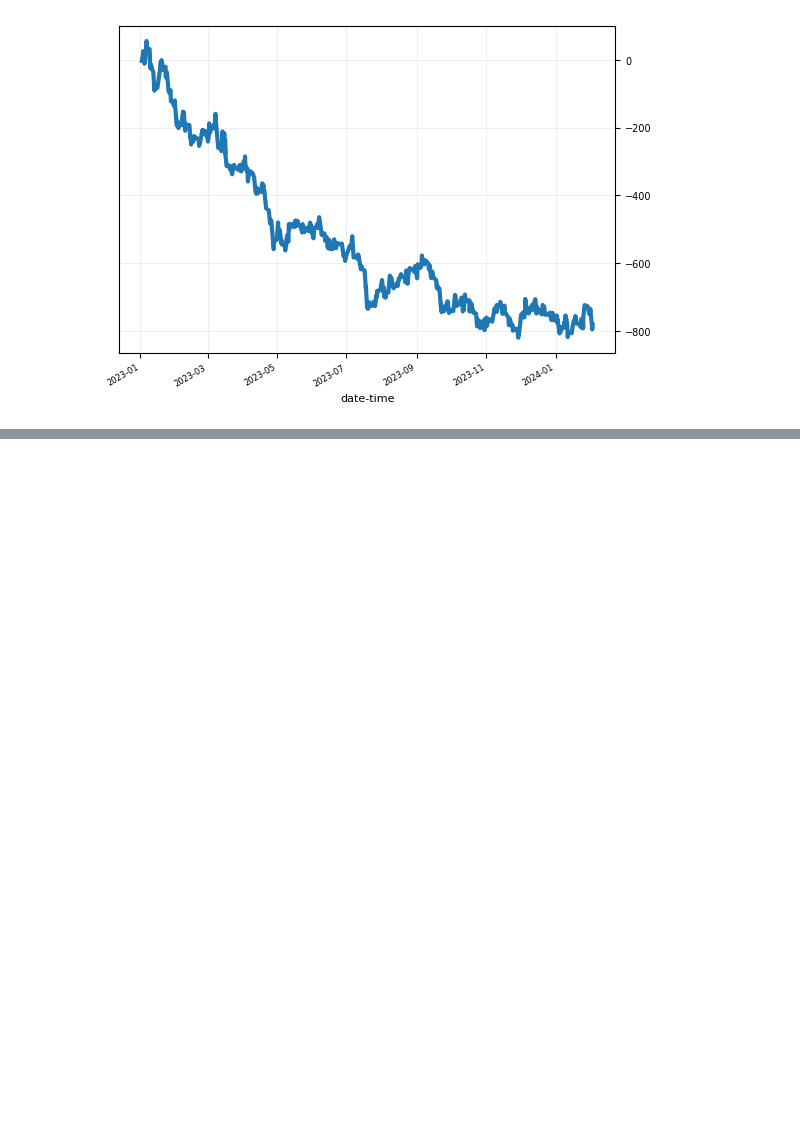
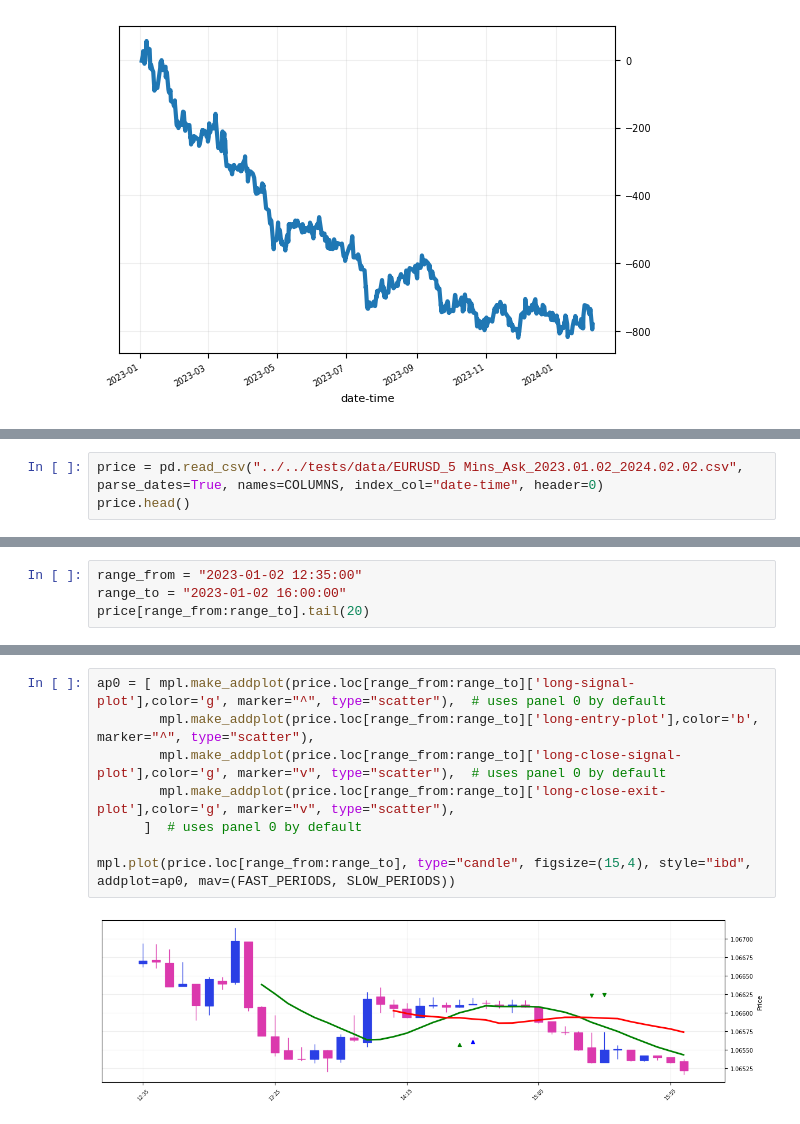
Before and after one commit to mchiuminatto/triple_barrier, a Jupyter notebook: docs/examples/Apply Scenarios.ipynb, the cells around one changed output, grey strips where cells are left out. Saved outputs shown, nothing was run; the diff lists cells and outputs as text; blank space fills up the shorter version.

```diff
--- a/docs/examples/Apply Scenarios.ipynb
+++ b/docs/examples/Apply Scenarios.ipynb
@@ -225,0 +374,3 @@ trades["profit"].cumsum().plot()
+# %%
+price = pd.read_csv("../../tests/data/EURUSD_5 Mins_Ask_2023.01.02_2024.02.02.csv", parse_dates=True, names=COLUMNS, index_col="date-time", header=0)
+price.head()
@@ -225,0 +397,4 @@ trades["profit"].cumsum().plot()
+# %%
+range_from = "2023-01-02 12:35:00"
+range_to = "2023-01-02 16:00:00"
+price[range_from:range_to].tail(20)
@@ -225,0 +420,10 @@ trades["profit"].cumsum().plot()
+# %%
+ap0 = [ mpl.make_addplot(price.loc[range_from:range_to]['long-signal-plot'],color='g', marker="^", type="scatter"),  # uses panel 0 by default
+        mpl.make_addplot(price.loc[range_from:range_to]['long-entry-plot'],color='b', marker="^", type="scatter"),
+        mpl.make_addplot(price.loc[range_from:range_to]['long-close-signal-plot'],color='g', marker="v", type="scatter"),  # uses panel 0 by default
+        mpl.make_addplot(price.loc[range_from:range_to]['long-close-exit-plot'],color='g', marker="v", type="scatter"),
+      ]  # uses panel 0 by default
+
+mpl.plot(price.loc[range_from:range_to], type="candle", figsize=(15,4), style="ibd", addplot=ap0, mav=(FAST_PERIODS, SLOW_PERIODS))
+# %% [output]
+[figure, added]
```
Also changed, not shown: parts of 42 cells of this notebook, 11 other files.
